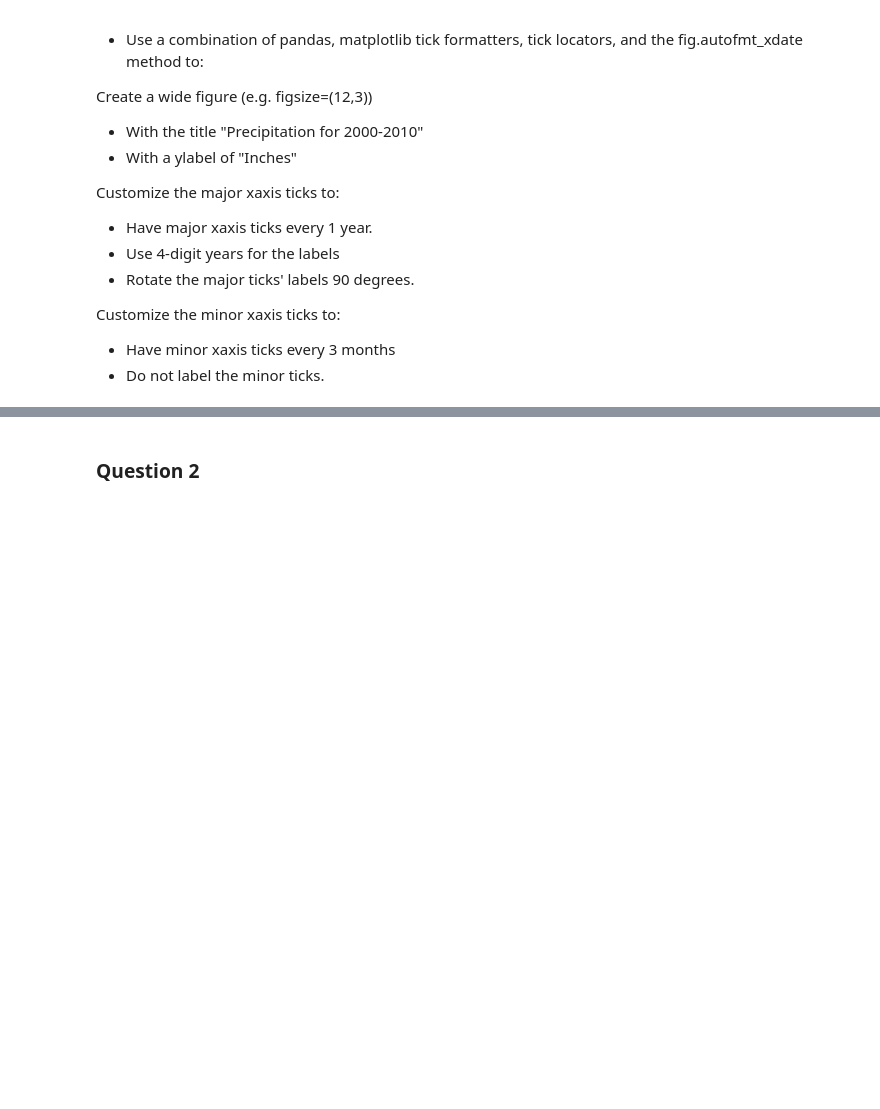
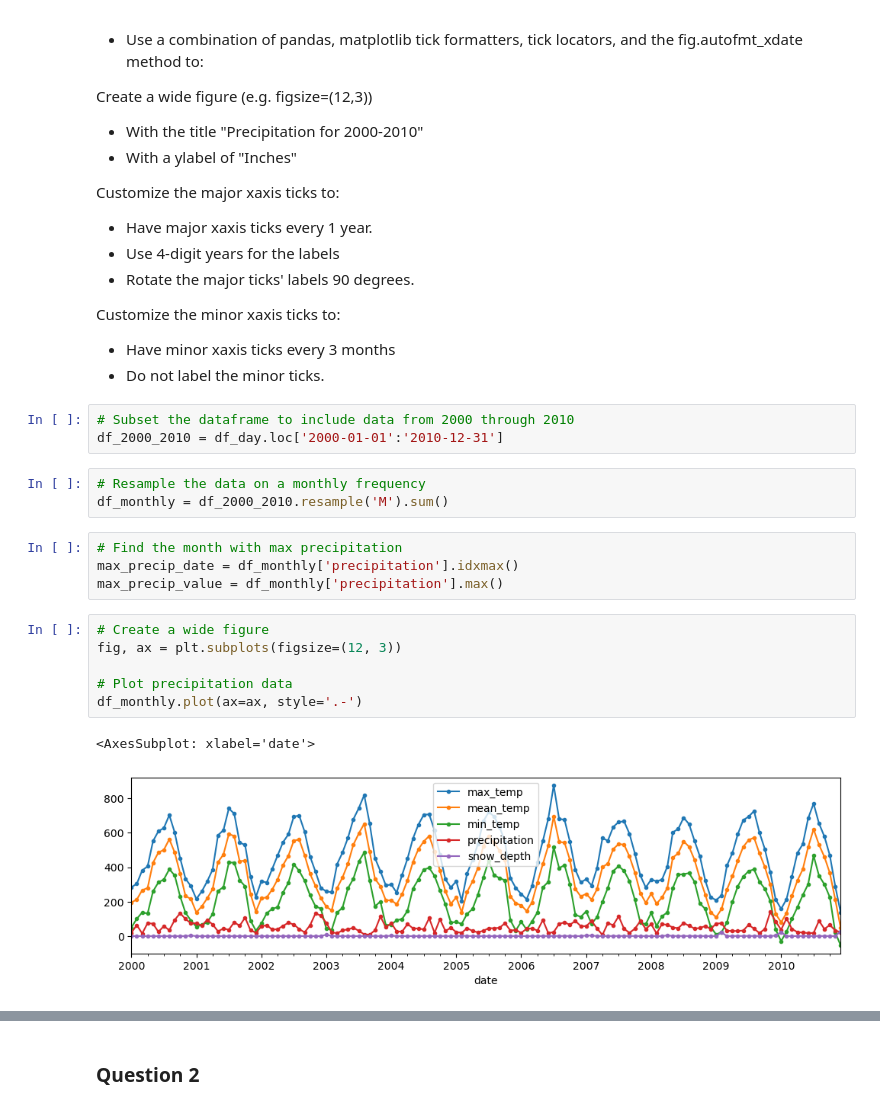
Before and after one commit to hgploutz/Resampling-Datetime-Data--Core-, a Jupyter notebook: Resampling Datetime Data Assignment.ipynb, the cells around one changed output, grey strips where cells are left out. Drawn from its saved outputs; the diff is of its cells as text; blank space fills up the shorter version.

```diff
--- a/Resampling Datetime Data Assignment.ipynb
+++ b/Resampling Datetime Data Assignment.ipynb
@@ -216,3 +213,22 @@ Customize the major xaxis ticks to:
 Customize the minor xaxis ticks to:
 - Have minor xaxis ticks every 3 months
 - Do not label the minor ticks.
+# %%
+# Subset the dataframe to include data from 2000 through 2010
+df_2000_2010 = df_day.loc['2000-01-01':'2010-12-31']
+# %%
+# Resample the data on a monthly frequency
+df_monthly = df_2000_2010.resample('M').sum()
+# %%
+# Find the month with max precipitation
+max_precip_date = df_monthly['precipitation'].idxmax()
+max_precip_value = df_monthly['precipitation'].max()
+# %%
+# Create a wide figure
+fig, ax = plt.subplots(figsize=(12, 3))
+
+# Plot precipitation data
+df_monthly.plot(ax=ax, style='.-')
+# %% [output]
+<AxesSubplot: xlabel='date'>
+[figure, added]
```
Also changed, not shown: parts of 22 cells of this notebook.
